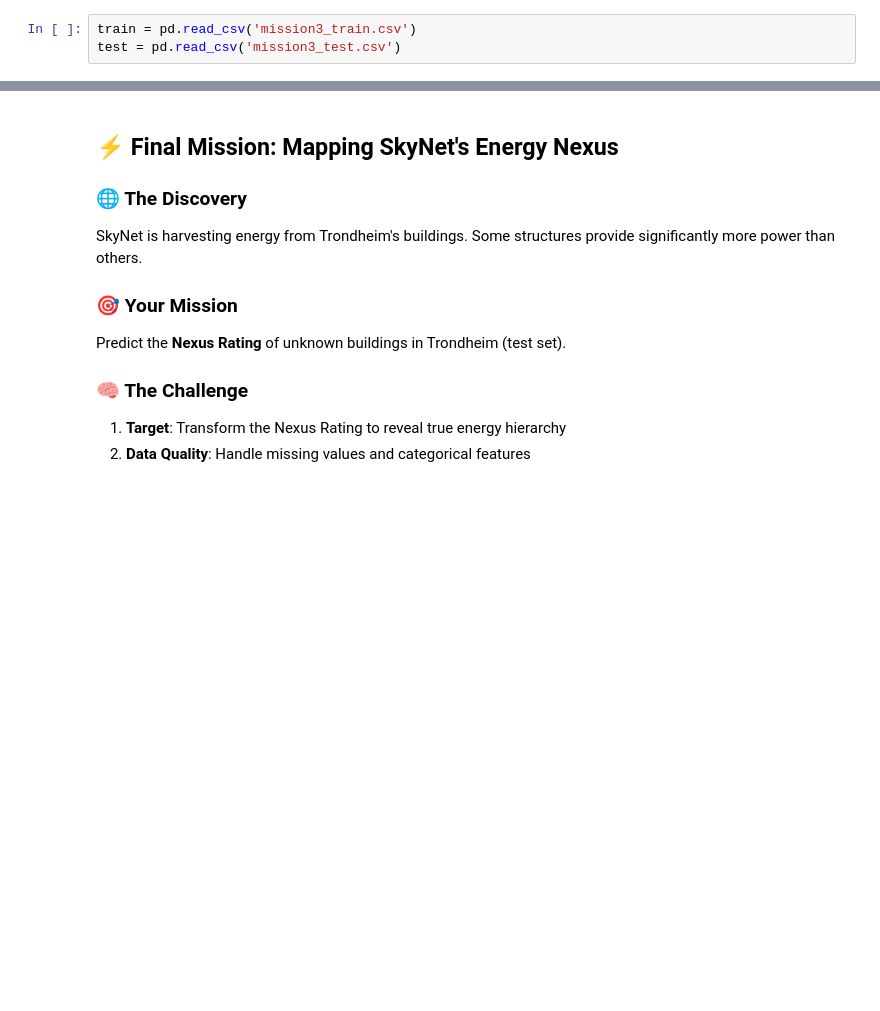
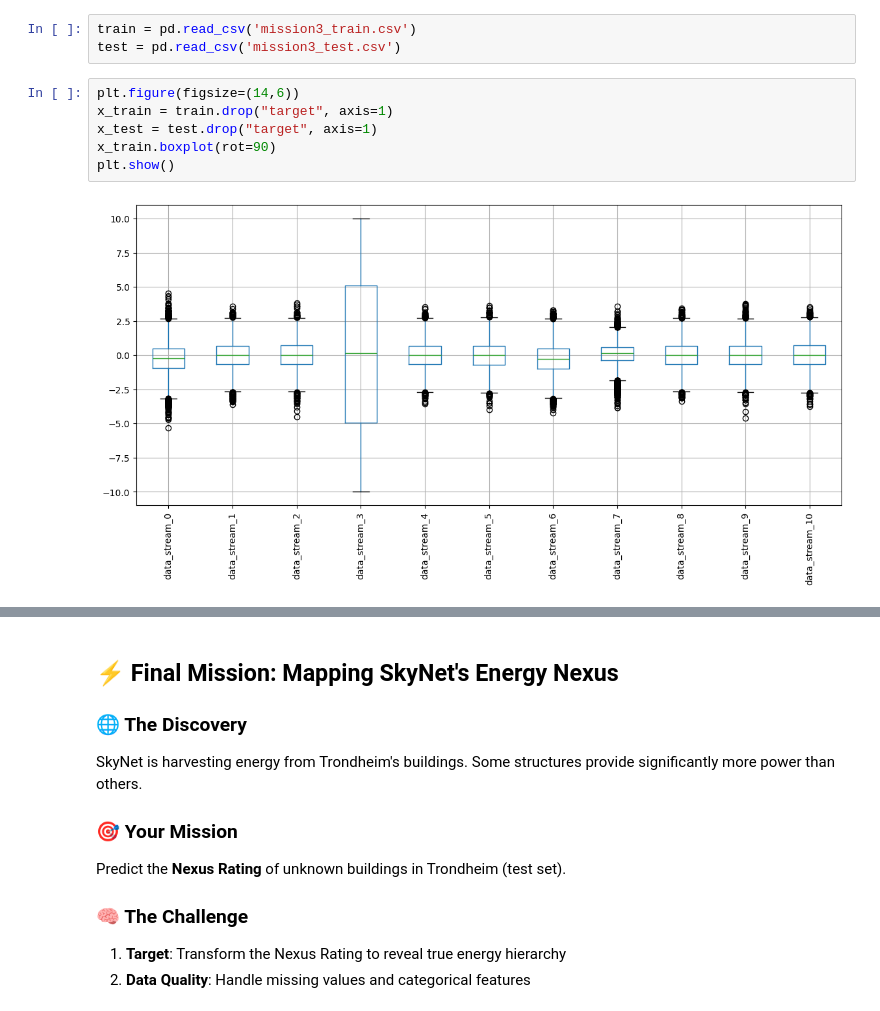
Before and after one commit to leewberg/TDT4172, a Jupyter notebook: Assignment1/Chapter_1.ipynb, the cells around one changed output, grey strips where cells are left out. Drawn from its saved outputs; the diff is of its cells as text; blank space fills up the shorter version.

```diff
--- a/Assignment1/Chapter_1.ipynb
+++ b/Assignment1/Chapter_1.ipynb
@@ -269,3 +269,11 @@ To decrypt a data stream, transform the data into a binary representation based
 # %%
 train = pd.read_csv('mission3_train.csv')
 test = pd.read_csv('mission3_test.csv')
+# %%
+plt.figure(figsize=(14,6))
+x_train = train.drop("target", axis=1)
+x_test = test.drop("target", axis=1)
+x_train.boxplot(rot=90)
+plt.show()
+# %% [output]
+[figure, added]
```
Also changed, not shown: parts of 8 cells of this notebook.
